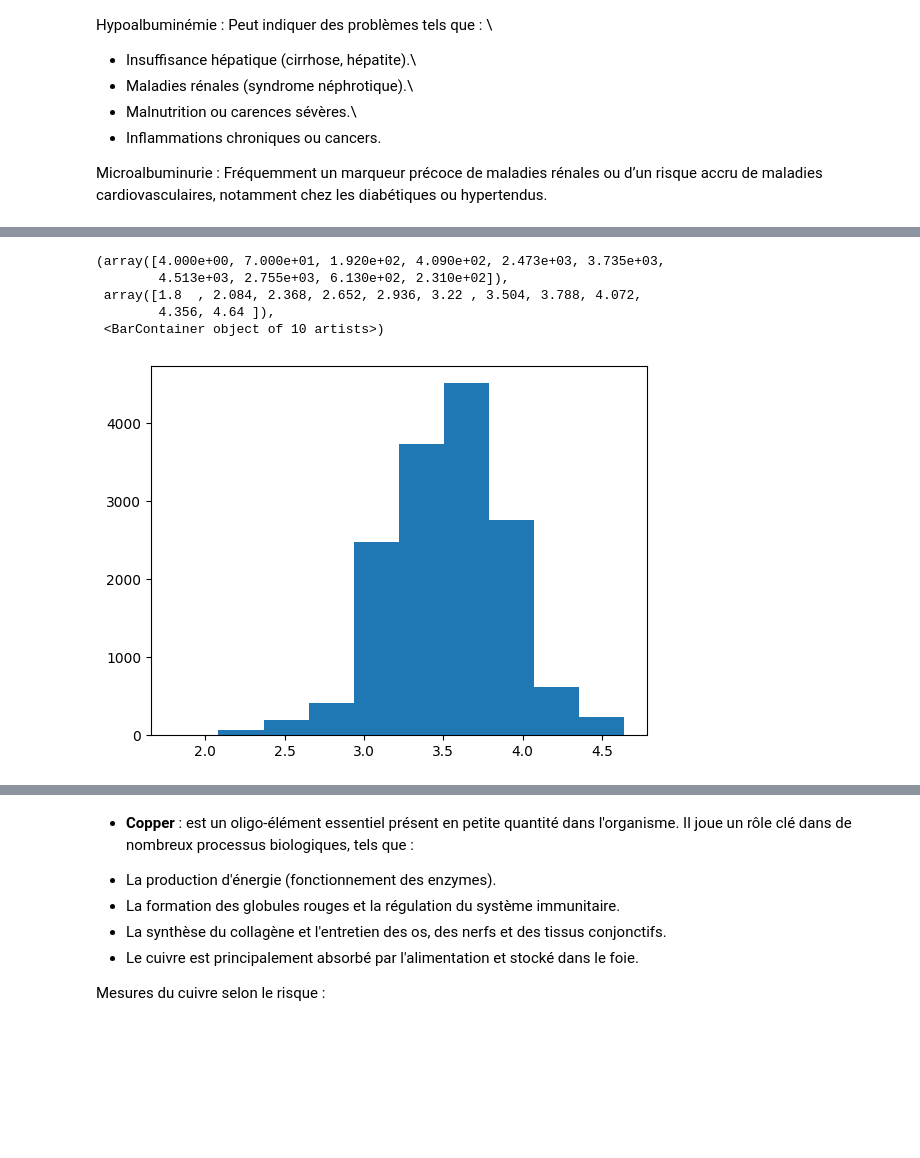
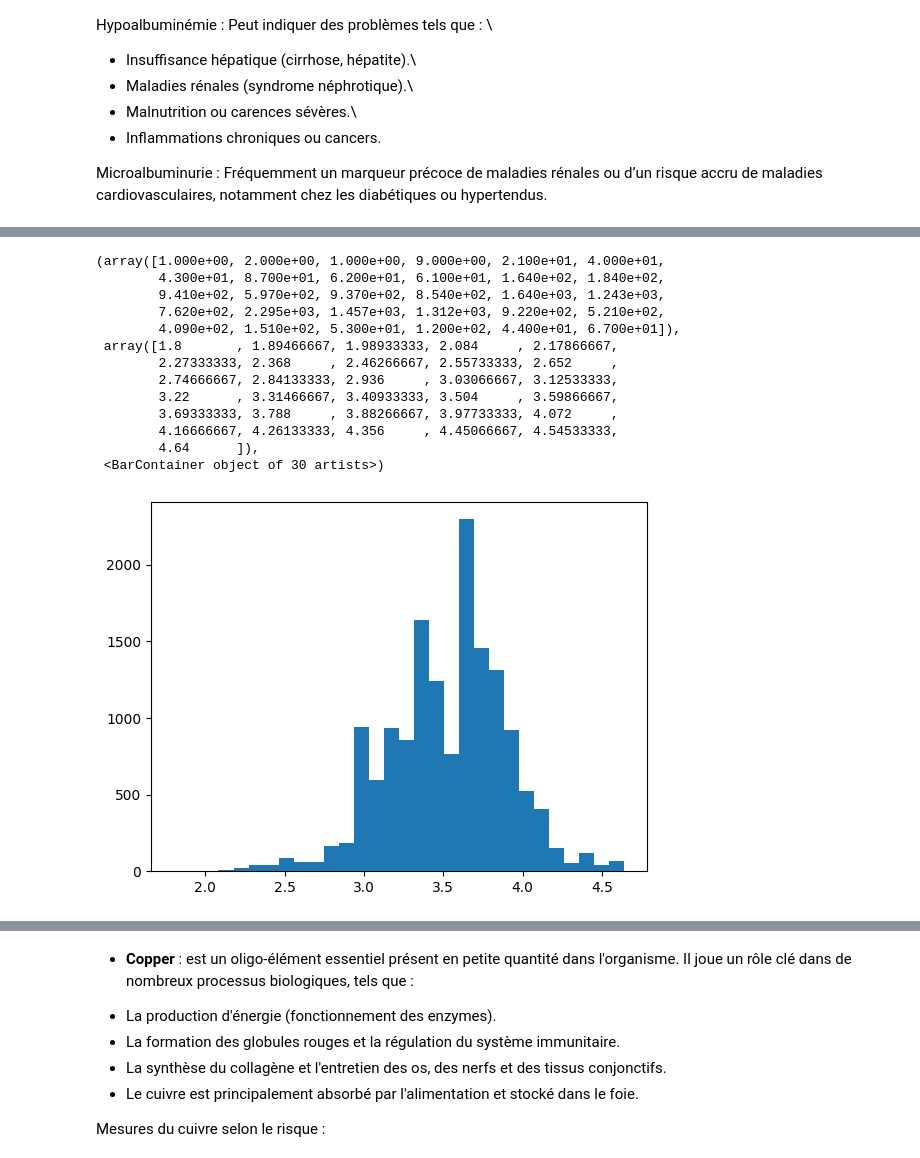
Before and after one commit to melaniedaddio/projet, a Jupyter notebook: EDA.ipynb, the cells around one changed output, grey strips where cells are left out. Cells and saved outputs as stored; diff of their text form; code cells hidden in the pictures; blank space fills up the shorter version.

```diff
--- a/EDA.ipynb
+++ b/EDA.ipynb
@@ -680,10 +689,18 @@ Name: Albumin, dtype: float64
 # %%
-plt.hist(train_df['Albumin'])
+plt.hist(train_df['Albumin'], bins=30)
 # %% [output]
-(array([4.000e+00, 7.000e+01, 1.920e+02, 4.090e+02, 2.473e+03, 3.735e+03,
-        4.513e+03, 2.755e+03, 6.130e+02, 2.310e+02]),
- array([1.8  , 2.084, 2.368, 2.652, 2.936, 3.22 , 3.504, 3.788, 4.072,
-        4.356, 4.64 ]),
- <BarContainer object of 10 artists>)
+(array([1.000e+00, 2.000e+00, 1.000e+00, 9.000e+00, 2.100e+01, 4.000e+01,
+        4.300e+01, 8.700e+01, 6.200e+01, 6.100e+01, 1.640e+02, 1.840e+02,
+        9.410e+02, 5.970e+02, 9.370e+02, 8.540e+02, 1.640e+03, 1.243e+03,
+        7.620e+02, 2.295e+03, 1.457e+03, 1.312e+03, 9.220e+02, 5.210e+02,
+        4.090e+02, 1.510e+02, 5.300e+01, 1.200e+02, 4.400e+01, 6.700e+01]),
+ array([1.8       , 1.89466667, 1.98933333, 2.084     , 2.17866667,
+        2.27333333, 2.368     , 2.46266667, 2.55733333, 2.652     ,
+        2.74666667, 2.84133333, 2.936     , 3.03066667, 3.12533333,
+        3.22      , 3.31466667, 3.40933333, 3.504     , 3.59866667,
+        3.69333333, 3.788     , 3.88266667, 3.97733333, 4.072     ,
+        4.16666667, 4.26133333, 4.356     , 4.45066667, 4.54533333,
+        4.64      ]),
+ <BarContainer object of 30 artists>)
-[figure, old version]
+[figure, new version]
 # %%
```
Also changed, not shown: parts of 30 cells of this notebook.
